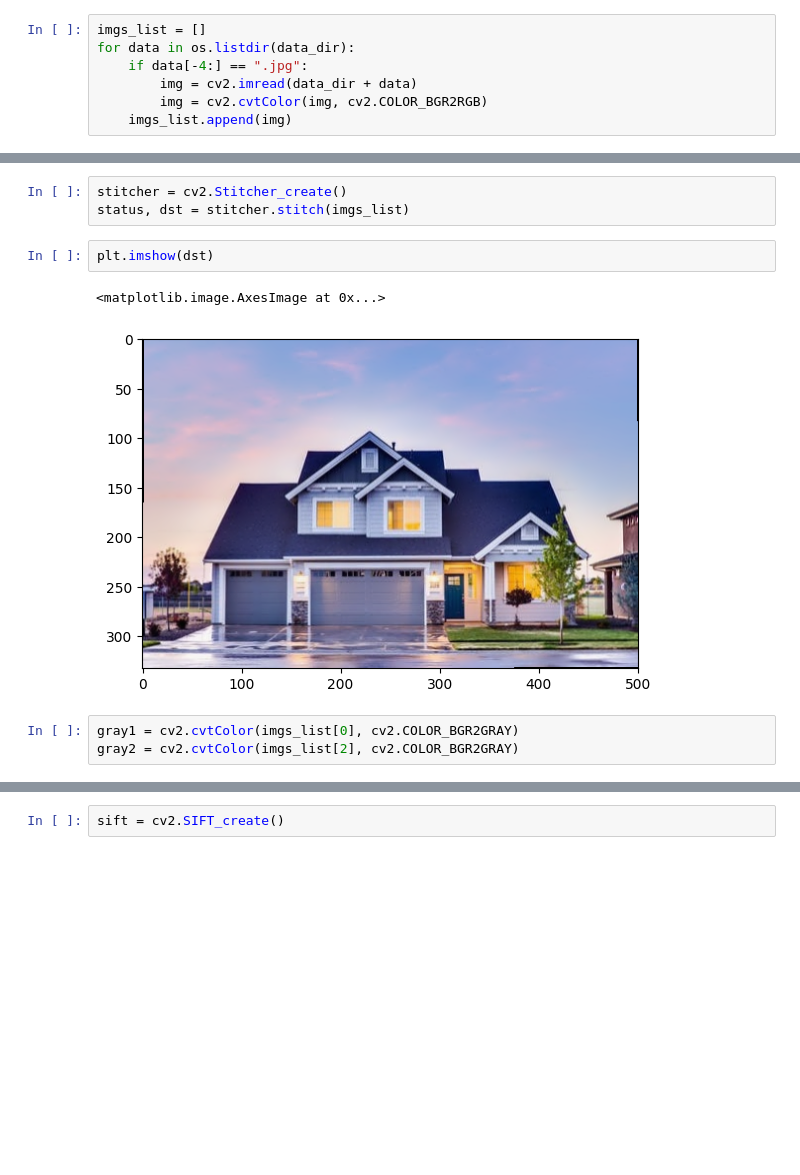
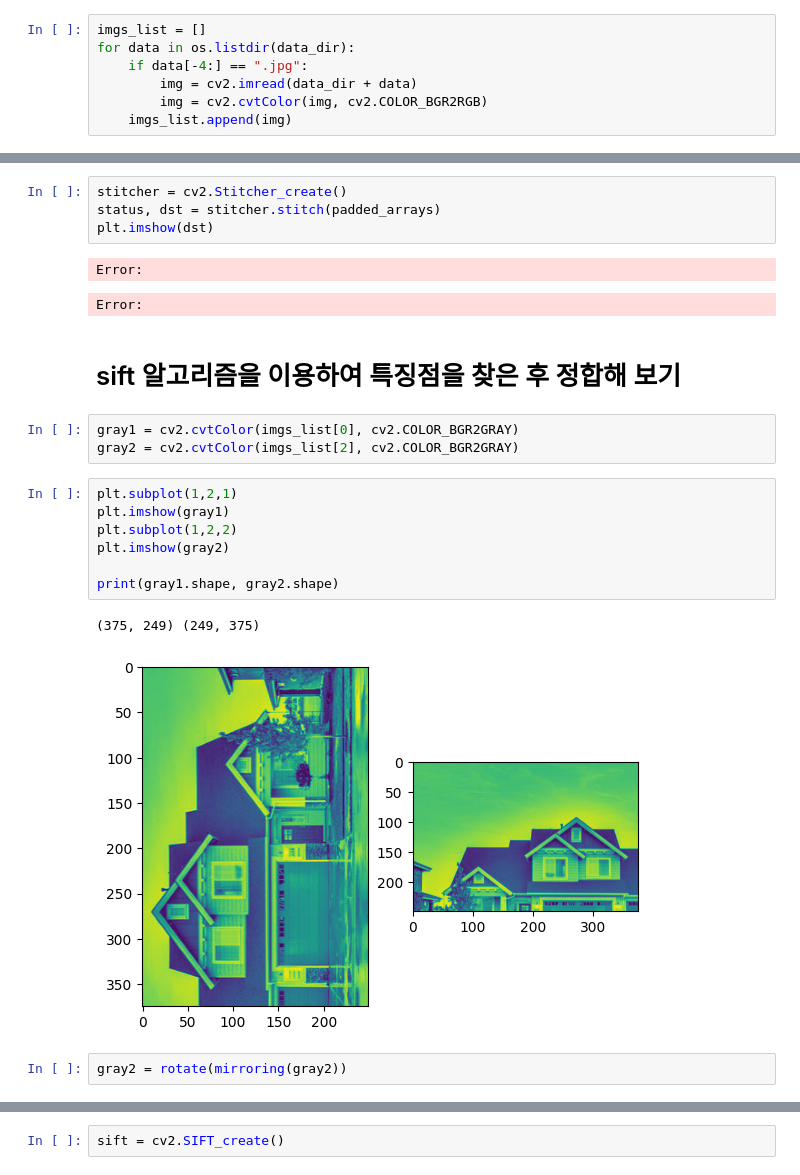
Before and after one commit to Lee-jun-young98/D_meta, a Jupyter notebook: merge_image.ipynb, the cells around one changed output, grey strips where cells are left out. Drawn from its saved outputs; the diff is of its cells as text; blank space fills up the shorter version.

```diff
--- a/merge_image.ipynb
+++ b/merge_image.ipynb
@@ -24,11 +49,24 @@ imgs_list[0].shape
 # %%
 stitcher = cv2.Stitcher_create()
-status, dst = stitcher.stitch(imgs_list)
+status, dst = stitcher.stitch(padded_arrays)
+plt.imshow(dst)
+# %% [output]
+Error:
+Error:
-# %%
-plt.imshow(dst)
-# %% [output]
-<matplotlib.image.AxesImage at 0x...>
-[figure, removed]
+# %% [markdown]
+# sift 알고리즘을 이용하여 특징점을 찾은 후 정합해 보기
 # %%
 gray1 = cv2.cvtColor(imgs_list[0], cv2.COLOR_BGR2GRAY)
 gray2 = cv2.cvtColor(imgs_list[2], cv2.COLOR_BGR2GRAY)
+# %%
+plt.subplot(1,2,1)
+plt.imshow(gray1)
+plt.subplot(1,2,2)
+plt.imshow(gray2)
+
+print(gray1.shape, gray2.shape)
+# %% [output]
+(375, 249) (249, 375)
+[figure, added]
+# %%
+gray2 = rotate(mirroring(gray2))
```
Also changed, not shown: parts of 26 cells of this notebook, 3 other files.
